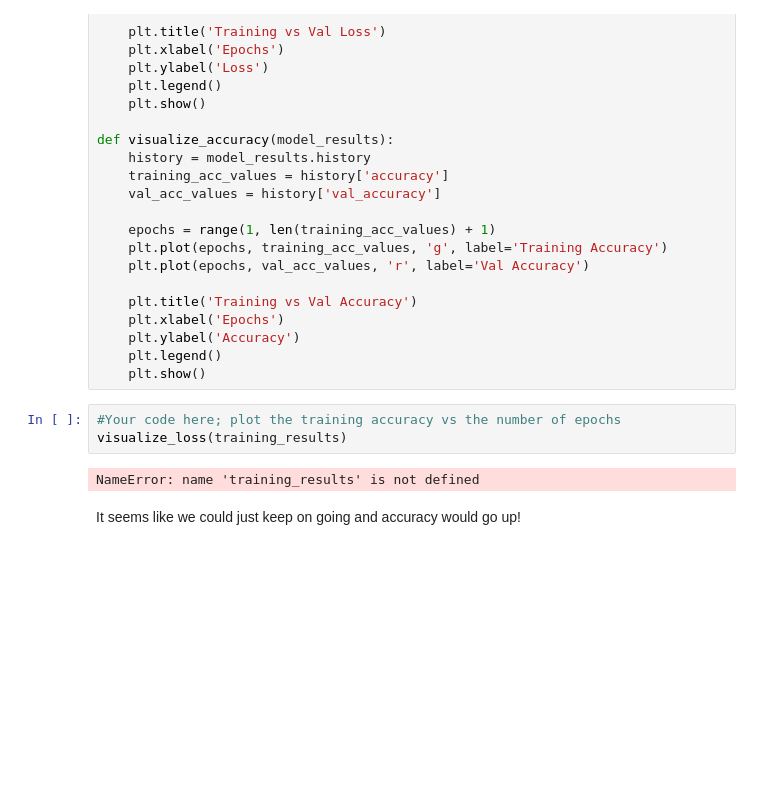
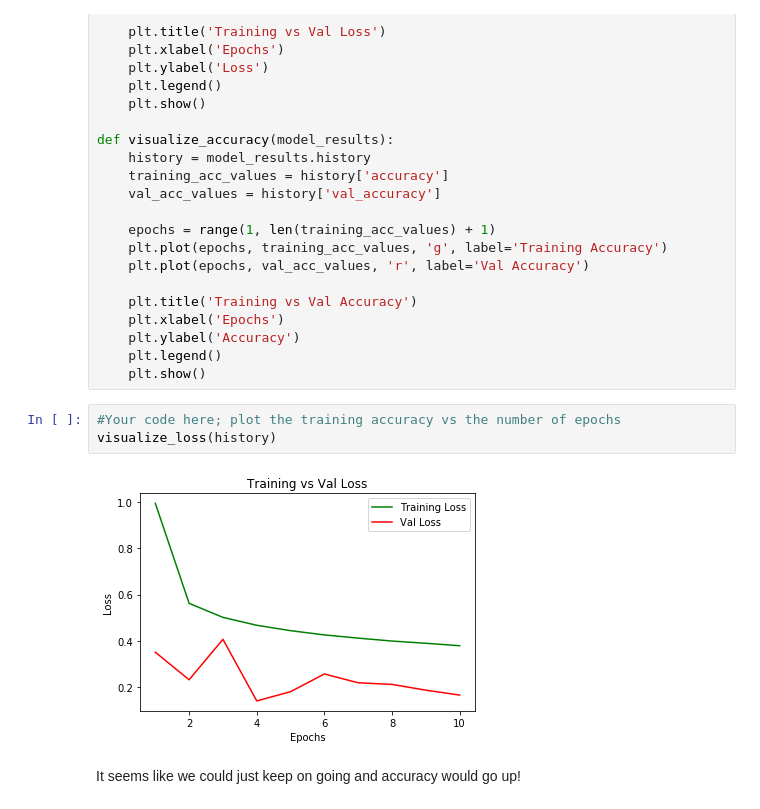
Before and after one commit to cdkdttl/dsc-enterprise-deloitte-dl-introduction-to-keras-lab-deloitte-online-ds-050520, a Jupyter notebook: index.ipynb, the cells around one changed output. Drawn from its saved outputs; the diff is of its cells as text; blank space fills up the shorter version.

```diff
--- a/index.ipynb
+++ b/index.ipynb
@@ -324,9 +324,9 @@ def visualize_accuracy(model_results):
     plt.show()
 # %%
 #Your code here; plot the training accuracy vs the number of epochs
-visualize_loss(training_results)
+visualize_loss(history)
 # %% [output]
-NameError: name 'training_results' is not defined
+[figure, added]
 # %% [markdown]
 It seems like we could just keep on going and accuracy would go up!
 # %% [markdown]
```
